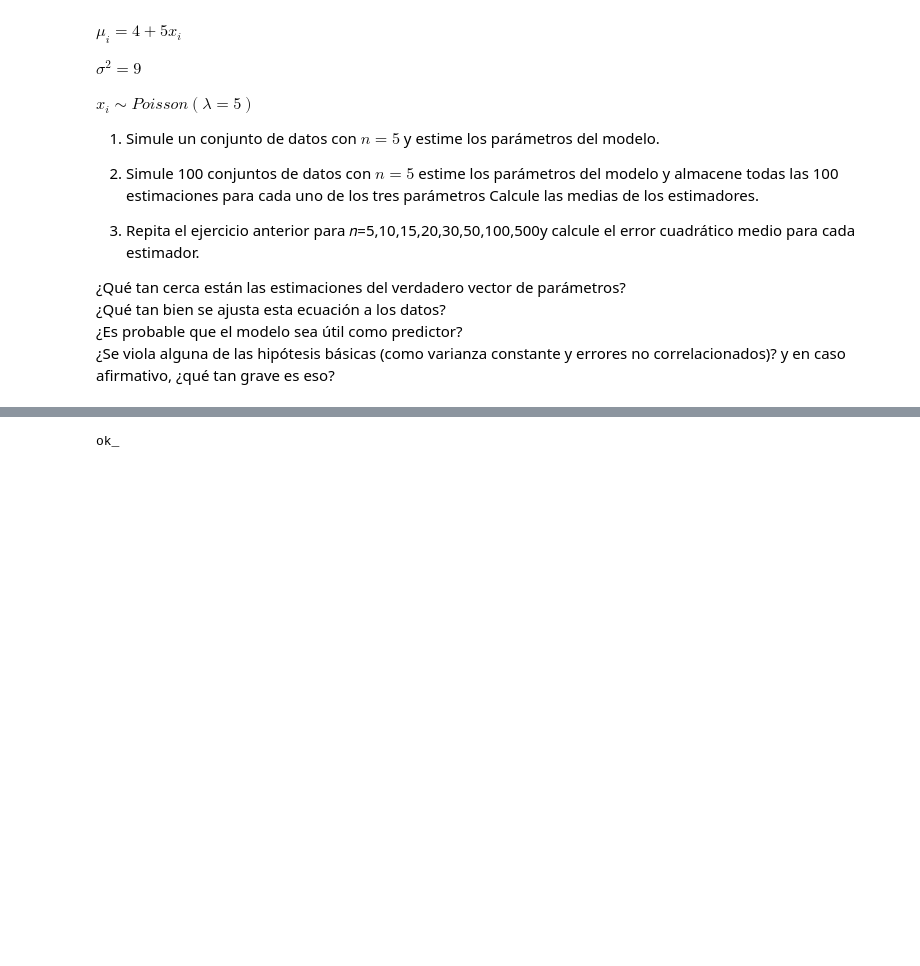
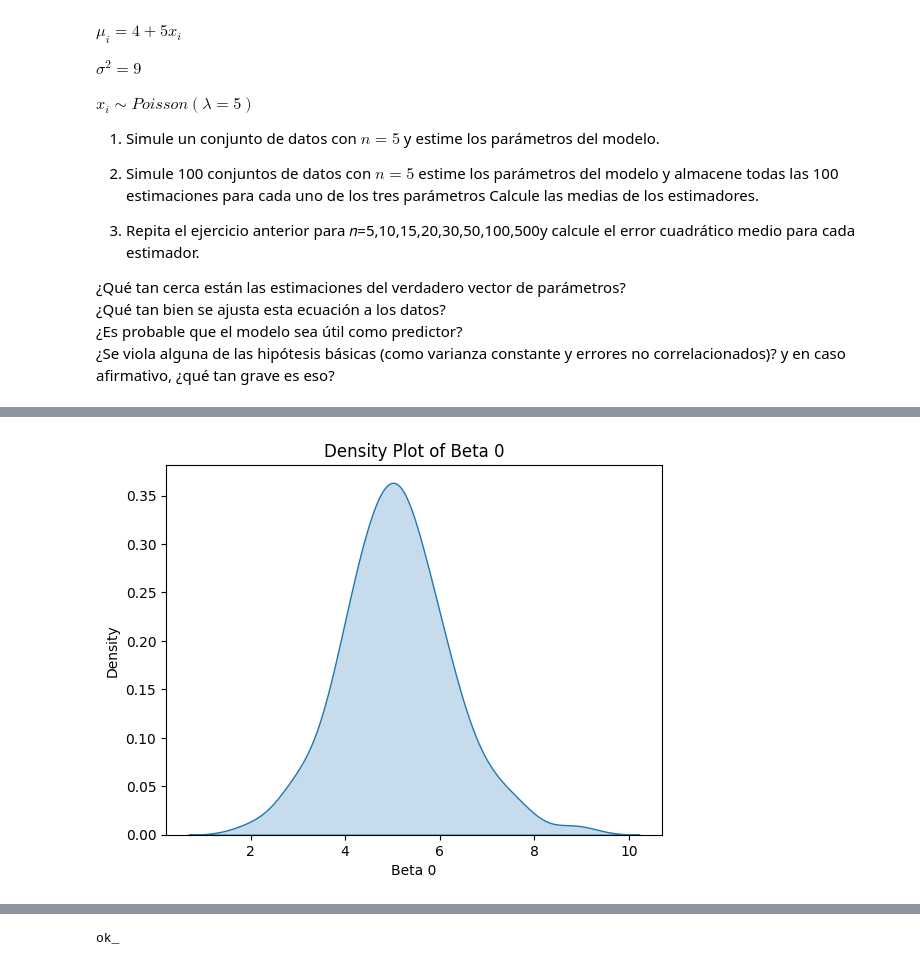
Before and after one commit to oecorrechag/regression, a Jupyter notebook: notebooks/01_seccion/1.1 Introduccion/1.1.2 Simple linear regression.ipynb, the cells around one changed output, grey strips where cells are left out. Drawn from its saved outputs; the diff is of its cells as text; code cells hidden in the pictures; blank space fills up the shorter version.

```diff
--- a/notebooks/01_seccion/1.1 Introduccion/1.1.2 Simple linear regression.ipynb
+++ b/notebooks/01_seccion/1.1 Introduccion/1.1.2 Simple linear regression.ipynb
@@ -316,0 +318,30 @@ plt.show()
+# %%
+beta0 = []
+beta1 = []
+
+for i in range(100):
+
+    # Generar 5 números aleatorios con distribución de Poisson
+    x = poisson.rvs(lmbda, size=n)
+    # Calcular los estadisticos
+    media = -4+5*x
+    # Generar 5 números aleatorios con distribución de Normal con la media y la varianza
+    y = np.random.normal(loc=media, scale=np.sqrt(var), size=n)
+
+    # Lineal regression
+    modelo_regresion = LinearRegression().fit(x.reshape(-1, 1), y)
+    beta0.append(modelo_regresion.coef_[0])
+    beta1.append(modelo_regresion.intercept_)
+
+mean_beta0 = np.mean(beta0)
+mean_beta1 = np.mean(beta1)
+
+linea_regresion = mean_beta0 * x + mean_beta1
+# %%
+sns.kdeplot(beta0, shade=True)
+plt.xlabel('Beta 0')
+plt.ylabel('Density')
+plt.title('Density Plot of Beta 0')
+plt.show()
+# %% [output]
+[figure, added]
```
Also changed, not shown: parts of 11 cells of this notebook.
